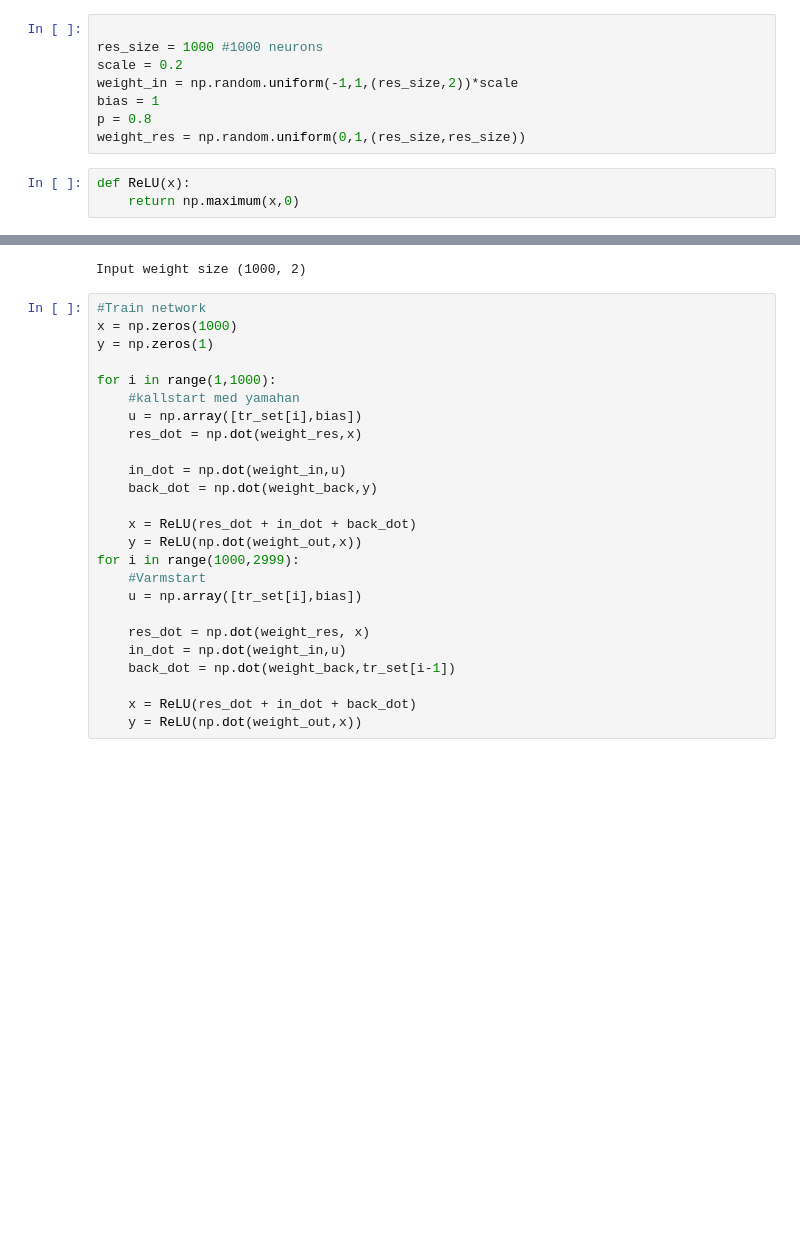
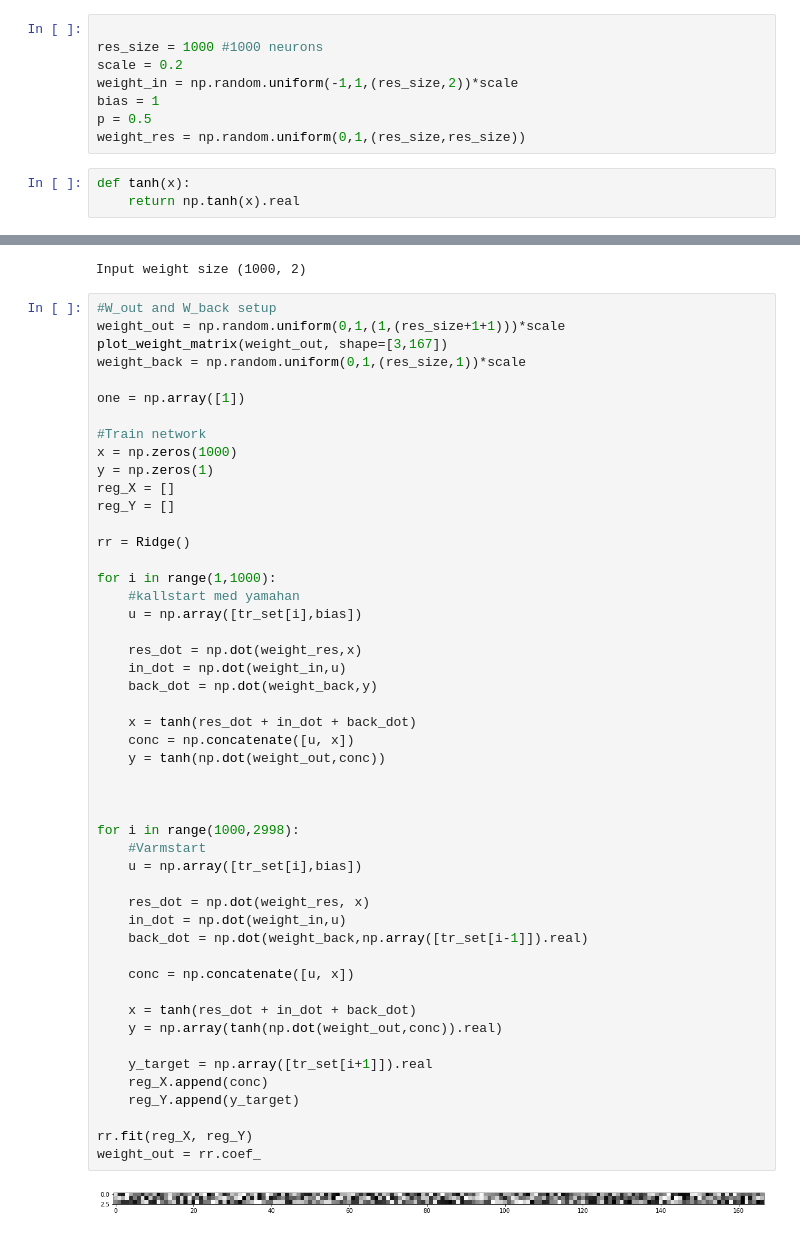
Before and after one commit to maxlengdell/D7041E, a Jupyter notebook: Labs/Lab3.ipynb, the cells around one changed output, grey strips where cells are left out. Cells and saved outputs as stored; diff of their text form; blank space fills up the shorter version.

```diff
--- a/Labs/Lab3.ipynb
+++ b/Labs/Lab3.ipynb
@@ -49,11 +116,11 @@ res_size = 1000 #1000 neurons
 scale = 0.2
 weight_in = np.random.uniform(-1,1,(res_size,2))*scale
 bias = 1
-p = 0.8
+p = 0.5
 weight_res = np.random.uniform(0,1,(res_size,res_size))
 # %%
-def ReLU(x):
-    return np.maximum(x,0)
+def tanh(x):
+    return np.tanh(x).real
 # %%
 #Reservoir weight config
 eg_val1 = np.linalg.eigvals(weight_res)
@@ -94,27 +156,53 @@ test_set = np.array(test_set)
 # %% [output]
 Input weight size (1000, 2)
 # %%
+#W_out and W_back setup
+weight_out = np.random.uniform(0,1,(1,(res_size+1+1)))*scale
+plot_weight_matrix(weight_out, shape=[3,167])
+weight_back = np.random.uniform(0,1,(res_size,1))*scale
+
+one = np.array([1])
+
 #Train network
 x = np.zeros(1000)
 y = np.zeros(1)
+reg_X = []
+reg_Y = []
+
+rr = Ridge()
 
 for i in range(1,1000):
     #kallstart med yamahan
     u = np.array([tr_set[i],bias])
+
     res_dot = np.dot(weight_res,x)
-
     in_dot = np.dot(weight_in,u)
     back_dot = np.dot(weight_back,y)
 
-    x = ReLU(res_dot + in_dot + back_dot)
-    y = ReLU(np.dot(weight_out,x))
-for i in range(1000,2999):
+    x = tanh(res_dot + in_dot + back_dot)
+    conc = np.concatenate([u, x])
+    y = tanh(np.dot(weight_out,conc))
+
+
+
+for i in range(1000,2998):
     #Varmstart
     u = np.array([tr_set[i],bias])
 
     res_dot = np.dot(weight_res, x)
     in_dot = np.dot(weight_in,u)
-    back_dot = np.dot(weight_back,tr_set[i-1])
+    back_dot = np.dot(weight_back,np.array([tr_set[i-1]]).real)
 
-    x = ReLU(res_dot + in_dot + back_dot)
-    y = ReLU(np.dot(weight_out,x))
+    conc = np.concatenate([u, x])
+
+    x = tanh(res_dot + in_dot + back_dot)
+    y = np.array(tanh(np.dot(weight_out,conc)).real)
+
+    y_target = np.array([tr_set[i+1]]).real
+    reg_X.append(conc)
+    reg_Y.append(y_target)
+
+rr.fit(reg_X, reg_Y)
+weight_out = rr.coef_
+# %% [output]
+[figure, added]
```
Also changed, not shown: parts of 5 cells of this notebook.
